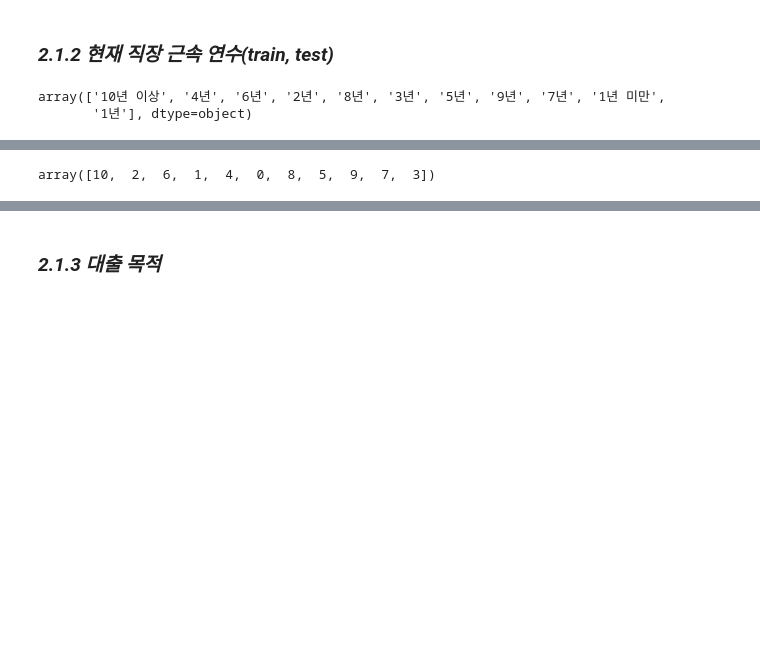
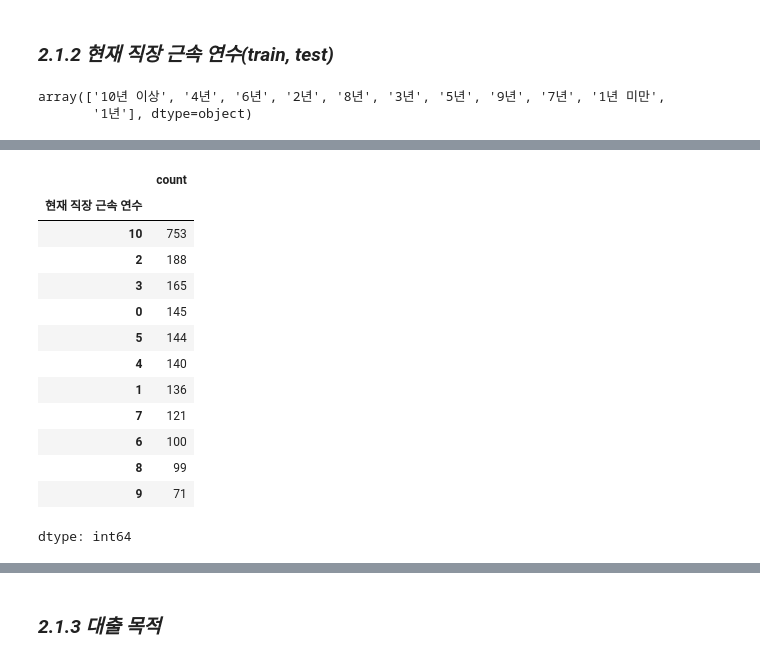
Before and after one commit to tntnu/default, a Jupyter notebook: [개인프로젝트연습]_채무불이행여부예측_2차.ipynb, the cells around one changed output, grey strips where cells are left out. Cells and saved outputs as stored; diff of their text form; code cells hidden in the pictures; blank space fills up the shorter version.

```diff
--- a/[개인프로젝트연습]_채무불이행여부예측_2차.ipynb
+++ b/[개인프로젝트연습]_채무불이행여부예측_2차.ipynb
@@ -827,6 +827,19 @@ train.head()
 | 4 | TRAIN_00004 | 0 | 4320217.5 | 2 | 0.0 | 11 | 26.1 | 895288.5 | 0 | ... |
 # %%
 test['현재 직장 근속 연수'] = test['현재 직장 근속 연수'].apply(convert_to_number)
-test['현재 직장 근속 연수'].unique()
+test['현재 직장 근속 연수'].value_counts()
 # %% [output]
+|  | count |
+| 현재 직장 근속 연수 |  |
+| 10 | 753 |
+| 2 | 188 |
+| 3 | 165 |
+| 0 | 145 |
+| 5 | 144 |
+| 4 | 140 |
+| 1 | 136 |
+| 7 | 121 |
+| 6 | 100 |
+| 8 | 99 |
+| 9 | 71 |
-array([10,  2,  6,  1,  4,  0,  8,  5,  9,  7,  3])
+dtype: int64
```
Also changed, not shown: parts of 36 cells of this notebook.
